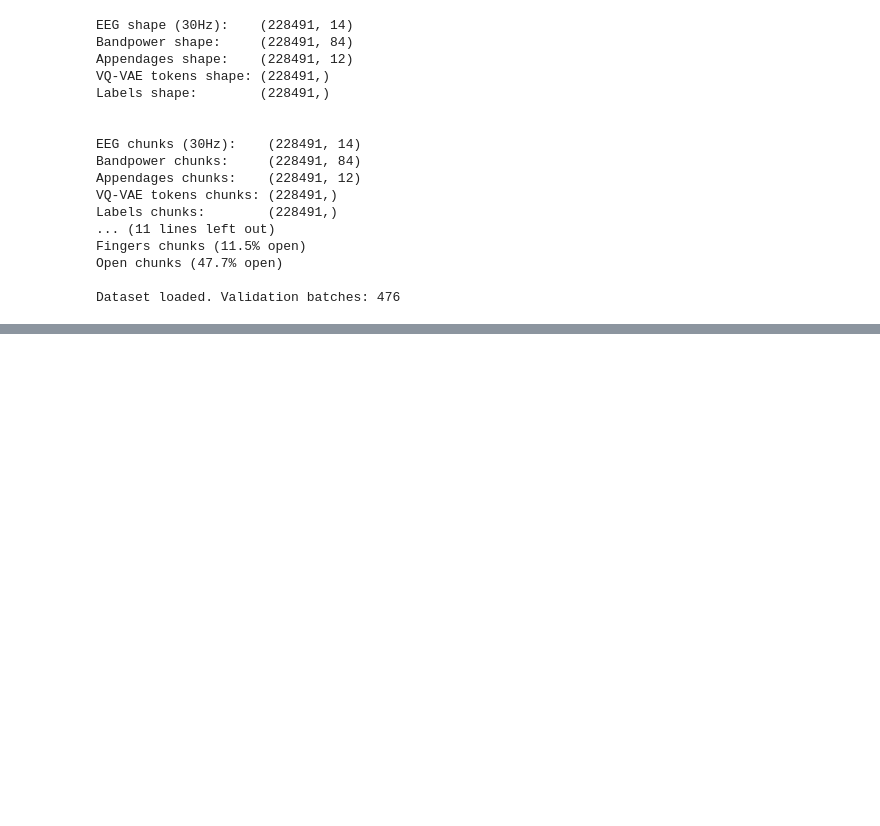
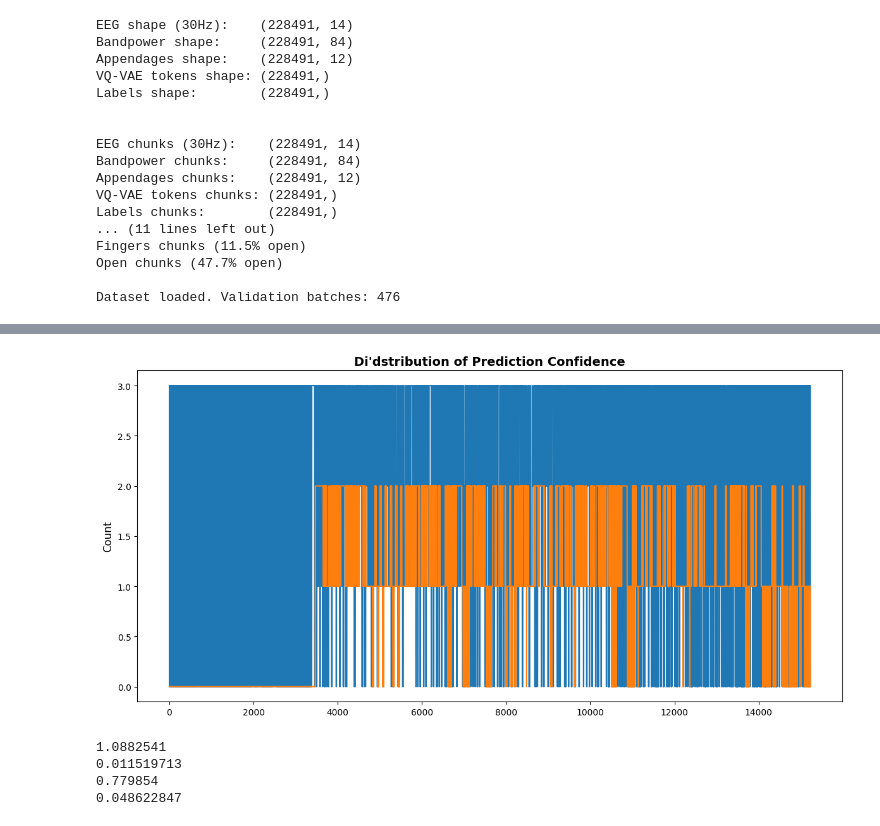
Before and after one commit to ojasprabhune/eeg, a Jupyter notebook: notebooks/temporal_inference.ipynb, the cells around one changed output, grey strips where cells are left out. Saved outputs shown, nothing was run; the diff lists cells and outputs as text; code cells hidden in the pictures; blank space fills up the shorter version.

```diff
--- a/notebooks/temporal_inference.ipynb
+++ b/notebooks/temporal_inference.ipynb
@@ -88,9 +88,9 @@ Dataset loaded. Validation batches: 476
 print(f"{Colors.HEADER}Loading model...{Colors.ENDC}")
 model = TemporalModel(
     num_features=84,
-    d_model=128,
+    d_model=64,
     num_heads=4,
-    num_layers=4,
+    num_layers=2,
     dropout=0.3,
     vocab_size=4,
 ).to(device)
@@ -295,0 +312,21 @@ print(f"{Colors.OKGREEN}Inference complete!{Colors.ENDC}")
+# %%
+fig, ax = plt.subplots(figsize=(12, 6))
+ax.plot(all_labels)
+ax.plot(all_predictions)
+ax.set_ylabel("Count", fontsize=12) #
+ax.set_title("Di'dstribution of Prediction Confidence", fontsize=14, fontweight="bold")
+plt.tight_layout()
+plt.show()
+plt.close()
+# %% [output]
+[figure, added]
+# %%
+print(val_dataset.bp_chunks[0].std())
+print(val_dataset.bp_chunks[0].mean())
+print(val_dataset.bp_chunks[-1].std())
+print(val_dataset.bp_chunks[-1].mean())
+# %% [output]
+1.0882541
+0.011519713
+0.779854
+0.048622847
```
Also changed, not shown: parts of 5 cells of this notebook, 1 other file.
